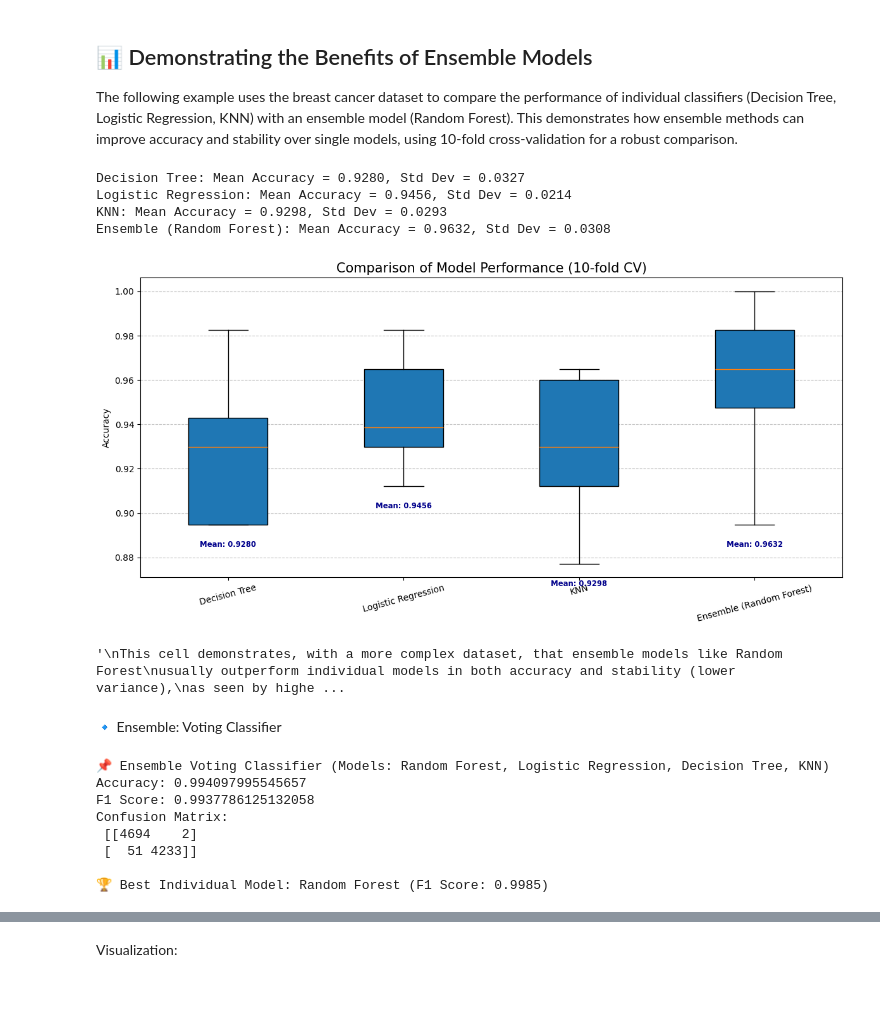
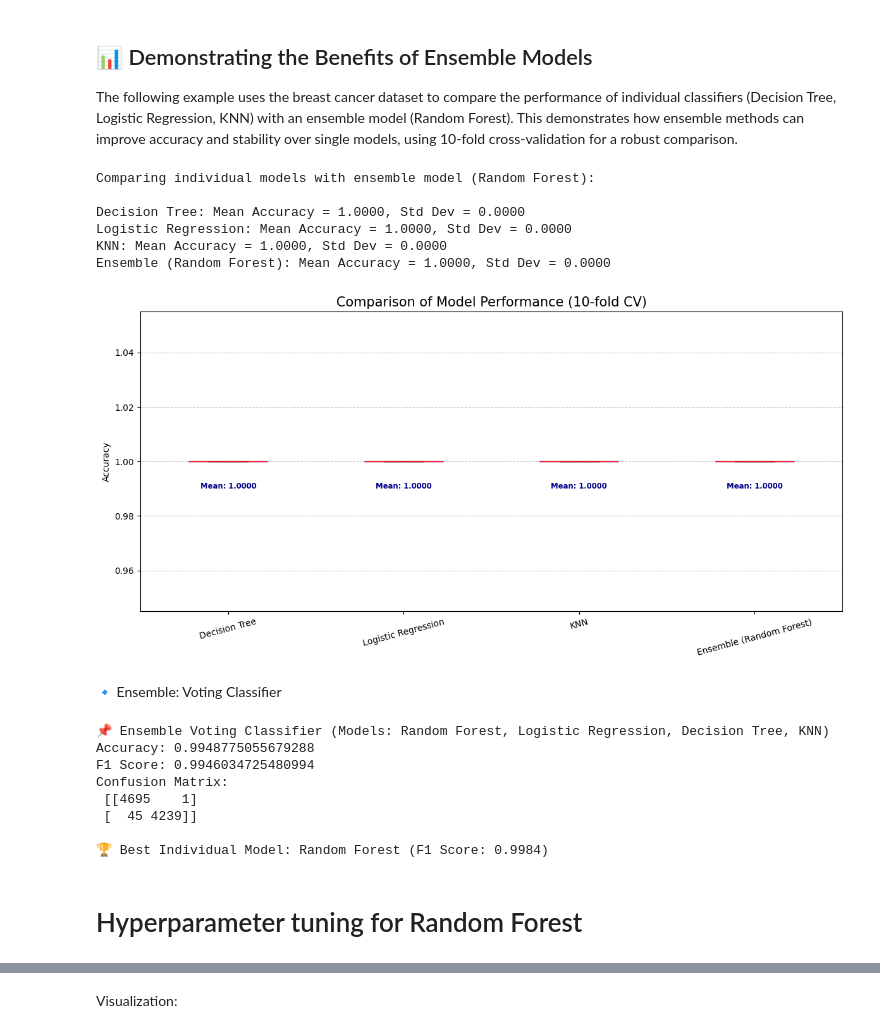
Before and after one commit to Razon-1/Fake-News-Detection, a Jupyter notebook: main.ipynb, the cells around one changed output, grey strips where cells are left out. Saved outputs shown, nothing was run; the diff lists cells and outputs as text; code cells hidden in the pictures; blank space fills up the shorter version.

```diff
--- a/main.ipynb
+++ b/main.ipynb
@@ -352,60 +352,62 @@ weighted avg       1.00      1.00      1.00      8980
 
 The following example uses the breast cancer dataset to compare the performance of individual classifiers (Decision Tree, Logistic Regression, KNN) with an ensemble model (Random Forest). This demonstrates how ensemble methods can improve accuracy and stability over single models, using 10-fold cross-validation for a robust comparison.
 # %%
-# Demonstrate the benefits of ensemble through a performance comparison
-from sklearn.datasets import load_breast_cancer
 from sklearn.model_selection import cross_val_score
+from sklearn.tree import DecisionTreeClassifier
+from sklearn.linear_model import LogisticRegression
+from sklearn.neighbors import KNeighborsClassifier
+from sklearn.ensemble import RandomForestClassifier
+import matplotlib.pyplot as plt
+import numpy as np
 
-# Load a more complex dataset
-# (This is for demonstration; your fake news data is used above)
-data = load_breast_cancer()
-X = data.data
-y = data.target
+# Assuming you have already defined:
+# X = your feature matrix from TF-IDF or CountVectorizer
+# y = your labels (e.g., df['label'])
 
-# List of base models and the ensemble
+# List of base models and the ensemble model
 models = [
     ('Decision Tree', DecisionTreeClassifier(random_state=42)),
-    ('Logistic Regression', LogisticRegression(random_state=42)),
+    ('Logistic Regression', LogisticRegression(max_iter=1000, random_state=42)),
     ('KNN', KNeighborsClassifier(n_neighbors=5)),
     ('Ensemble (Random Forest)', RandomForestClassifier(n_estimators=100, random_state=42))
 ]
 
-# Compare the performance using cross-validation
+# Compare performance using 10-fold cross-validation
 plt.figure(figsize=(12, 6))
 box_data = []
 names = []
 
+print("Comparing individual models with ensemble model (Random Forest):\n")
 for name, model in models:
     scores = cross_val_score(model, X, y, cv=10, scoring='accuracy')
     box_data.append(scores)
     names.append(name)
     print(f"{name}: Mean Accuracy = {scores.mean():.4f}, Std Dev = {scores.std():.4f}")
 
-plt.boxplot(box_data, labels=names, patch_artist=True)
+# Plotting the boxplot
+plt.boxplot(box_data, labels=names, patch_artist=True,
+            boxprops=dict(facecolor='lightblue', color='blue'),
+            medianprops=dict(color='red'))
+
 plt.title('Comparison of Model Performance (10-fold CV)', fontsize=15)
 plt.ylabel('Accuracy')
 plt.xticks(rotation=15)
 plt.grid(True, axis='y', linestyle='--', alpha=0.7)
 
 for i, data in enumerate(box_data, 1):
     plt.text(i, min(data)-0.01, f"Mean: {np.mean(data):.4f}",
              horizontalalignment='center', size='small', color='darkblue', weight='semibold')
 
 plt.tight_layout()
 plt.show()
-
-"""
-This cell demonstrates, with a more complex dataset, that ensemble models like Random Forest
-usually outperform individual models in both accuracy and stability (lower variance),
-as seen by higher mean accuracy and tighter boxplots.
-"""
 # %% [output]
-Decision Tree: Mean Accuracy = 0.9280, Std Dev = 0.0327
-Logistic Regression: Mean Accuracy = 0.9456, Std Dev = 0.0214
-KNN: Mean Accuracy = 0.9298, Std Dev = 0.0293
-Ensemble (Random Forest): Mean Accuracy = 0.9632, Std Dev = 0.0308
+Comparing individual models with ensemble model (Random Forest):
+
+Decision Tree: Mean Accuracy = 1.0000, Std Dev = 0.0000
+Logistic Regression: Mean Accuracy = 1.0000, Std Dev = 0.0000
+KNN: Mean Accuracy = 1.0000, Std Dev = 0.0000
+Ensemble (Random Forest): Mean Accuracy = 1.0000, Std Dev = 0.0000
-[figure, old version]
+[figure, new version]
-'\nThis cell demonstrates, with a more complex dataset, that ensemble models like Random Forest\nusually outperform individual models in both accuracy and stability (lower variance),\nas seen by highe ...
 # %% [markdown]
  🔹 Ensemble: Voting Classifier
 # %%
@@ -474,10 +476,12 @@ print("Confusion Matrix:\n", confusion_matrix(y_test, y_vote))
 print(f"\n🏆 Best Individual Model: {best_model} (F1 Score: {best_f1:.4f})")
 # %% [output]
 📌 Ensemble Voting Classifier (Models: Random Forest, Logistic Regression, Decision Tree, KNN)
-Accuracy: 0.994097995545657
-F1 Score: 0.9937786125132058
+Accuracy: 0.9948775055679288
+F1 Score: 0.9946034725480994
 Confusion Matrix:
- [[4694    2]
- [  51 4233]]
+ [[4695    1]
+ [  45 4239]]
 
-🏆 Best Individual Model: Random Forest (F1 Score: 0.9985)
+🏆 Best Individual Model: Random Forest (F1 Score: 0.9984)
+# %% [markdown]
+# Hyperparameter tuning for Random Forest
```
Also changed, not shown: parts of 5 cells of this notebook.
